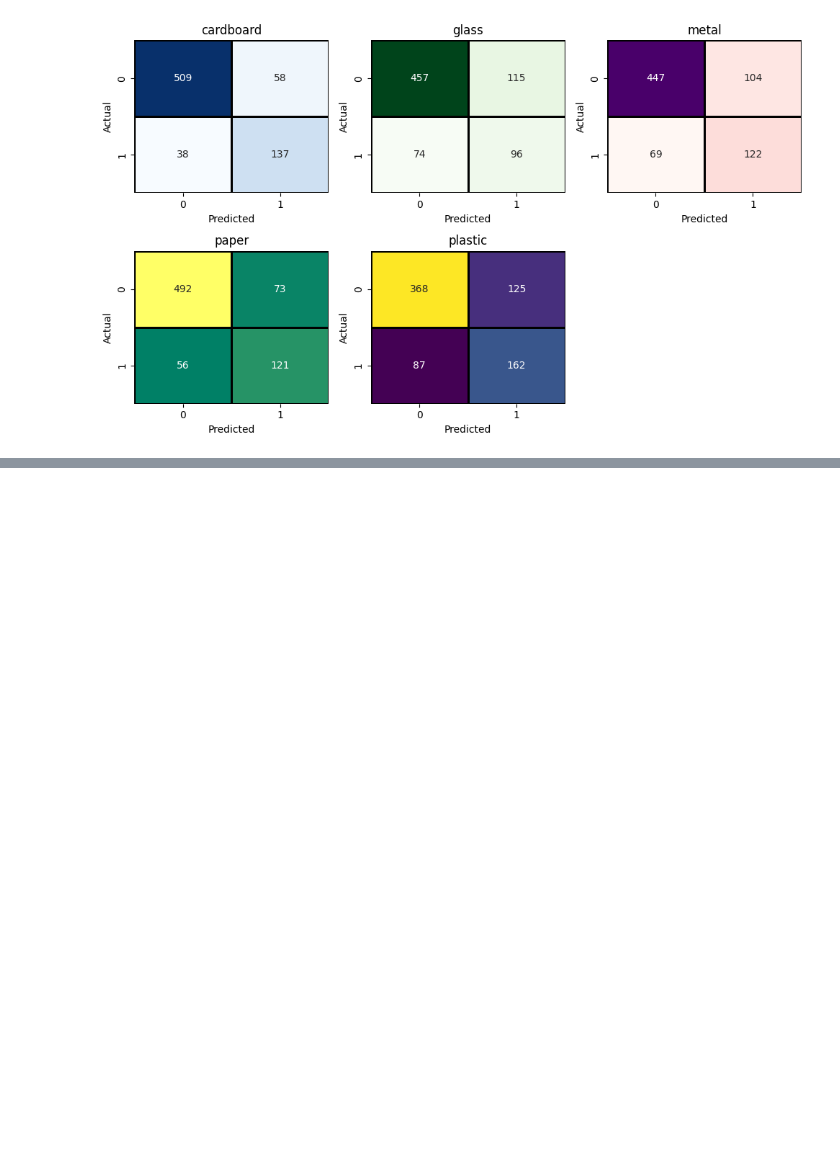
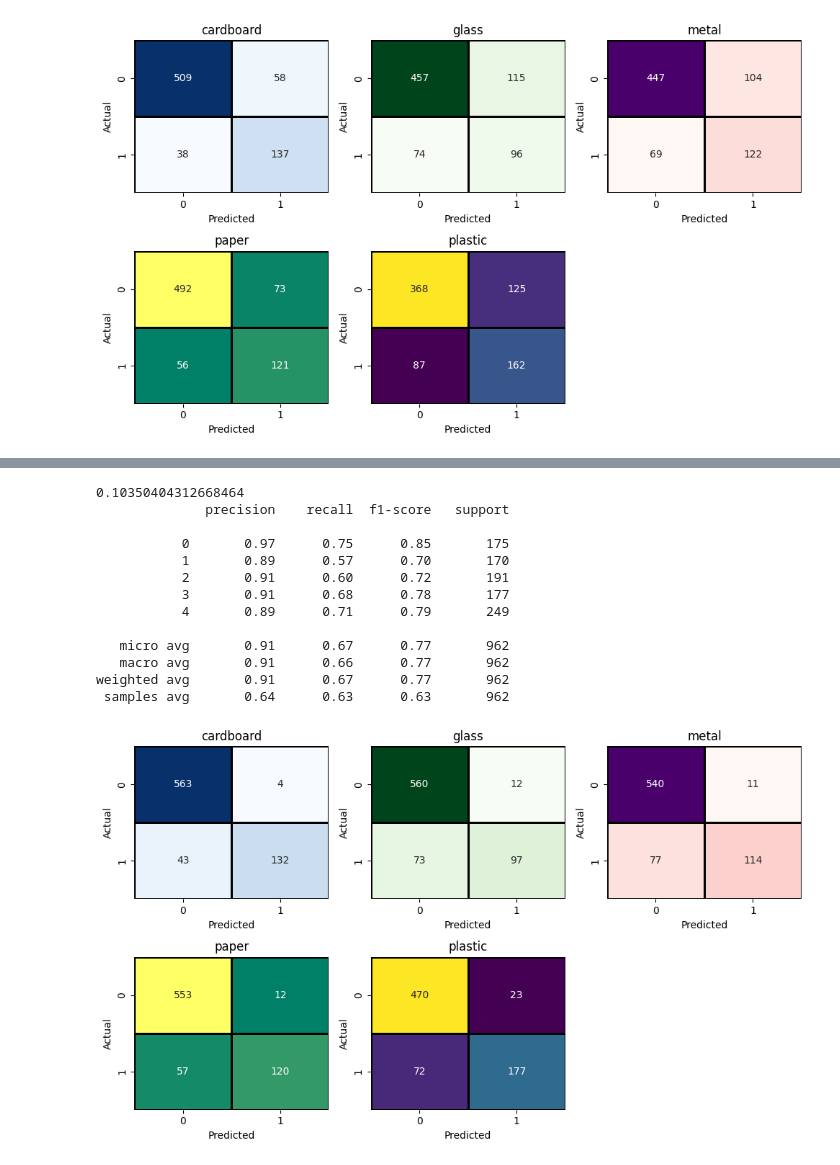
Before and after one commit to keshavarzIT/Classification-of-recycling-garbage, a Jupyter notebook: smartRecyclingWaste.ipynb, the cells around one changed output, grey strips where cells are left out. Cells and saved outputs as stored; diff of their text form; code cells hidden in the pictures; blank space fills up the shorter version.

Commit message:
xgbosst- best recall

```diff
--- a/smartRecyclingWaste.ipynb
+++ b/smartRecyclingWaste.ipynb
@@ -141,7 +141,7 @@ category_id
 5    1089
 dtype: int64
 # %%
-def make_x_y(part, target_size):
+def make_x_y(part,target_size=128,cell=(8,8),block=(2,2),norm='L2-Hys',bins=16,p=16,r=2,method='ror'):
     with open(f'data/{part}/_annotations.coco.json') as f:
         data = json.load(f)
 
@@ -165,10 +165,10 @@ def make_x_y(part, target_size):
         gray = cv2.cvtColor(img, cv2.COLOR_BGR2GRAY)
         # normal_gray = cv2.normalize(gray.astype("float32"), None, alpha=0, beta=1,
         #                     norm_type=cv2.NORM_MINMAX)
-        X_hog.append(extract_hog(gray))
-        X_lbp.append(lbp_histogram(gray))
+        X_hog.append(extract_hog(gray,cell,block,norm))
+        X_lbp.append(lbp_histogram(gray,p,r,method))
         lab = cv2.cvtColor(img, cv2.COLOR_BGR2LAB)
-        X_color_hist.append(color_hist(lab))
+        X_color_hist.append(color_hist(lab,bins))
 
     X_hog = np.array(X_hog)
     X_lbp = np.array(X_lbp)
@@ -460,0 +487,31 @@ weighted avg       0.58      0.66      0.62       962
+# %%
+base_xgb = XGBClassifier(
+    objective="binary:logistic",
+    eval_metric="logloss",
+    use_label_encoder=False,
+    n_jobs=-1
+)
+
+pipe_xgb = Pipeline([
+    ("scaler", StandardScaler()),
+    ("clf", OneVsRestClassifier(base_xgb))
+])
+
+param_grid_xgb = {
+    "clf__estimator__n_estimators": [100, 200],
+    "clf__estimator__max_depth": [3, 4, 5],
+    "clf__estimator__learning_rate": [0.05, 0.1],
+    "clf__estimator__subsample": [0.7, 1.0],
+    "clf__estimator__colsample_bytree": [0.7, 1.0],
+}
+
+grid_xgb = GridSearchCV(
+    estimator=pipe_xgb,
+    param_grid=param_grid_xgb,
+    scoring="f1_micro",
+    cv=5,
+    n_jobs=-1
+)
+
+grid_xgb.fit(X_low_D, y_low_D)
+y_pred_xgb = grid_xgb.predict(X_test_low_D)
@@ -460,0 +534,19 @@ weighted avg       0.58      0.66      0.62       962
+# %%
+print(hamming_loss(y_test_low_D, y_pred_xgb))
+print(classification_report(y_test_low_D, y_pred_xgb))
+plot_mcm_heatmaps(y_test_low_D, y_pred_xgb, class_names)
+# %% [output]
+0.10350404312668464
+              precision    recall  f1-score   support
+
+           0       0.97      0.75      0.85       175
+           1       0.89      0.57      0.70       170
+           2       0.91      0.60      0.72       191
+           3       0.91      0.68      0.78       177
+           4       0.89      0.71      0.79       249
+
+   micro avg       0.91      0.67      0.77       962
+   macro avg       0.91      0.66      0.77       962
+weighted avg       0.91      0.67      0.77       962
+ samples avg       0.64      0.63      0.63       962
+[figure, added]
```
Also changed, not shown: parts of 9 cells of this notebook.
